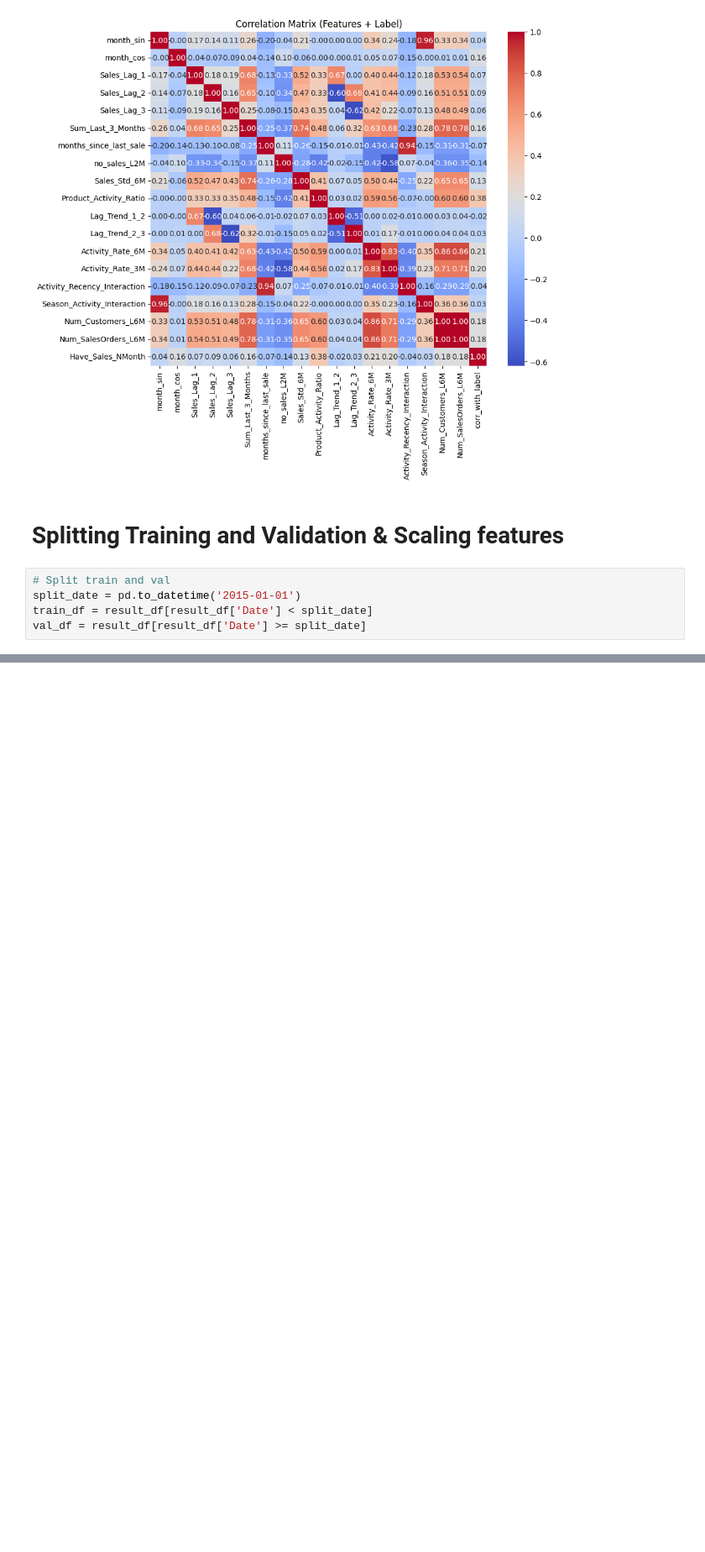
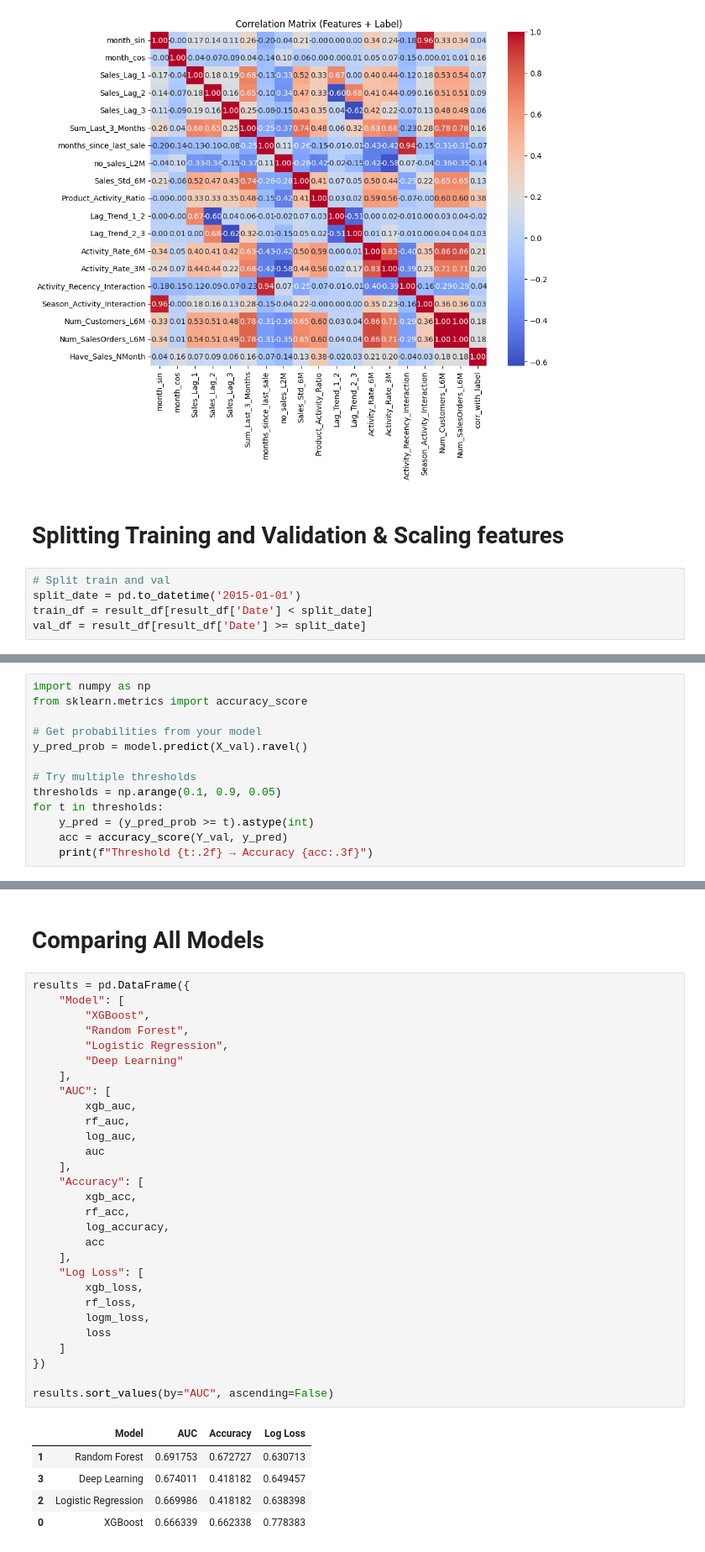
Before and after one commit to andreydesousa92-byte/ML_models, a Jupyter notebook: Intermitent_Sales_Classification.ipynb, the cells around one changed output, grey strips where cells are left out. Shown at 84% size. Drawn from its saved outputs; the diff is of its cells as text; blank space fills up the shorter version.

```diff
--- a/Intermitent_Sales_Classification.ipynb
+++ b/Intermitent_Sales_Classification.ipynb
@@ -456,0 +621,13 @@ X_val = scaler.transform(X_val)
+# %%
+import numpy as np
+from sklearn.metrics import accuracy_score
+
+# Get probabilities from your model
+y_pred_prob = model.predict(X_val).ravel()
+
+# Try multiple thresholds
+thresholds = np.arange(0.1, 0.9, 0.05)
+for t in thresholds:
+    y_pred = (y_pred_prob >= t).astype(int)
+    acc = accuracy_score(Y_val, y_pred)
+    print(f"Threshold {t:.2f} → Accuracy {acc:.3f}")
@@ -456,0 +797,37 @@ X_val = scaler.transform(X_val)
+# %% [markdown]
+# Comparing All Models
+# %%
+results = pd.DataFrame({
+    "Model": [
+        "XGBoost",
+        "Random Forest",
+        "Logistic Regression",
+        "Deep Learning"
+    ],
+    "AUC": [
+        xgb_auc,
+        rf_auc,
+        log_auc,
+        auc
+    ],
+    "Accuracy": [
+        xgb_acc,
+        rf_acc,
+        log_accuracy,
+        acc
+    ],
+    "Log Loss": [
+        xgb_loss,
+        rf_loss,
+        logm_loss,
+        loss
+    ]
+})
+
+results.sort_values(by="AUC", ascending=False)
+# %% [output]
+|  | Model | AUC | Accuracy | Log Loss |
+| 1 | Random Forest | 0.691753 | 0.672727 | 0.630713 |
+| 3 | Deep Learning | 0.674011 | 0.418182 | 0.649457 |
+| 2 | Logistic Regression | 0.669986 | 0.418182 | 0.638398 |
+| 0 | XGBoost | 0.666339 | 0.662338 | 0.778383 |
```
Also changed, not shown: parts of 24 cells of this notebook.
